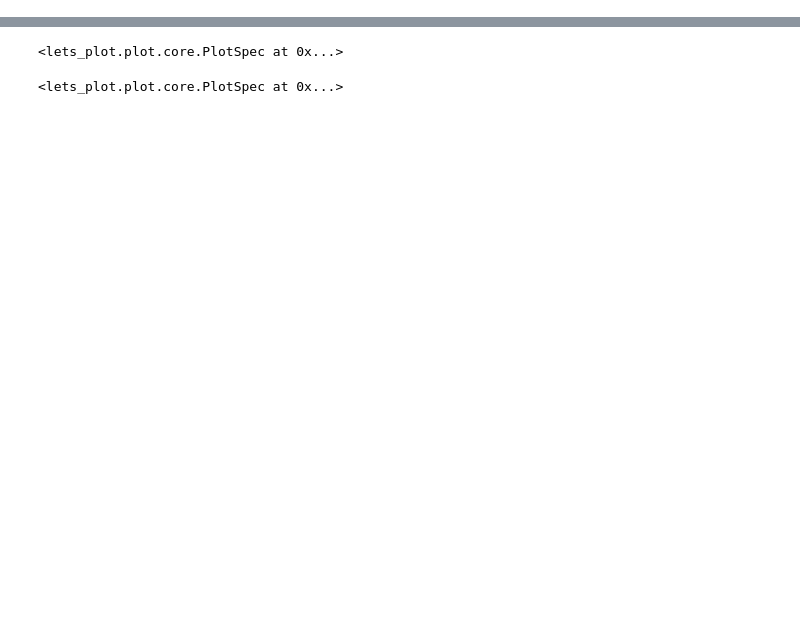
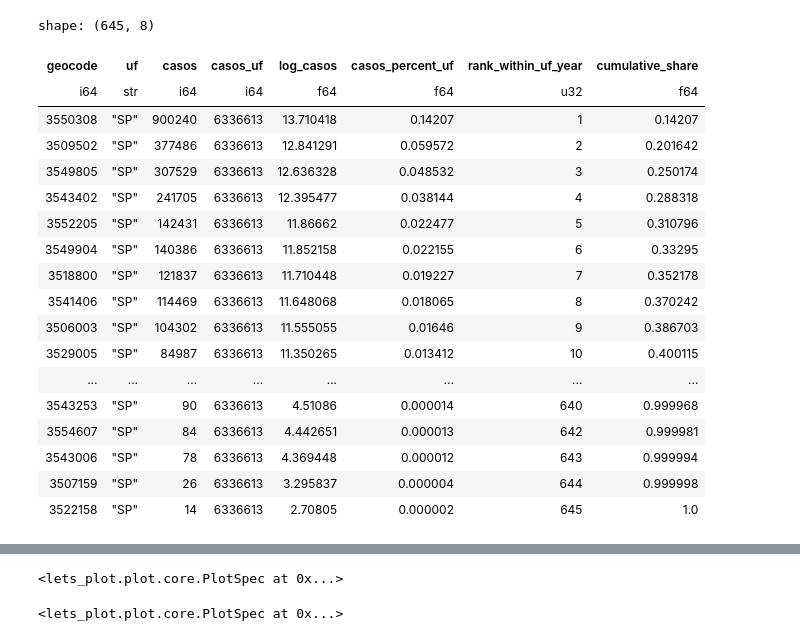
Before and after one commit to davibarreira/jbd-mosqlimate-sprint, a Jupyter notebook: notebooks/pareto_municipality.ipynb, the cells around one changed output, grey strips where cells are left out. Drawn from its saved outputs; the diff is of its cells as text; code cells hidden in the pictures; blank space fills up the shorter version.

```diff
--- a/notebooks/pareto_municipality.ipynb
+++ b/notebooks/pareto_municipality.ipynb
@@ -34,0 +367,22 @@ top_municipalities = gdf.filter(pl.col("cumulative_share") <= 0.9)
+# %%
+gdf.filter(pl.col('uf')=='SP')
+# %% [output]
+shape: (645, 8)
+| geocode | uf | casos | casos_uf | log_casos | casos_percent_uf | rank_within_uf_year | cumulative_share |
+| i64 | str | i64 | i64 | f64 | f64 | u32 | f64 |
+| 3550308 | "SP" | 900240 | 6336613 | 13.710418 | 0.14207 | 1 | 0.14207 |
+| 3509502 | "SP" | 377486 | 6336613 | 12.841291 | 0.059572 | 2 | 0.201642 |
+| 3549805 | "SP" | 307529 | 6336613 | 12.636328 | 0.048532 | 3 | 0.250174 |
+| 3543402 | "SP" | 241705 | 6336613 | 12.395477 | 0.038144 | 4 | 0.288318 |
+| 3552205 | "SP" | 142431 | 6336613 | 11.86662 | 0.022477 | 5 | 0.310796 |
+| 3549904 | "SP" | 140386 | 6336613 | 11.852158 | 0.022155 | 6 | 0.33295 |
+| 3518800 | "SP" | 121837 | 6336613 | 11.710448 | 0.019227 | 7 | 0.352178 |
+| 3541406 | "SP" | 114469 | 6336613 | 11.648068 | 0.018065 | 8 | 0.370242 |
+| 3506003 | "SP" | 104302 | 6336613 | 11.555055 | 0.01646 | 9 | 0.386703 |
+| 3529005 | "SP" | 84987 | 6336613 | 11.350265 | 0.013412 | 10 | 0.400115 |
+| ... | ... | ... | ... | ... | ... | ... | ... |
+| 3543253 | "SP" | 90 | 6336613 | 4.51086 | 0.000014 | 640 | 0.999968 |
+| 3554607 | "SP" | 84 | 6336613 | 4.442651 | 0.000013 | 642 | 0.999981 |
+| 3543006 | "SP" | 78 | 6336613 | 4.369448 | 0.000012 | 643 | 0.999994 |
+| 3507159 | "SP" | 26 | 6336613 | 3.295837 | 0.000004 | 644 | 0.999998 |
+| 3522158 | "SP" | 14 | 6336613 | 2.70805 | 0.000002 | 645 | 1.0 |
```
Also changed, not shown: parts of 37 cells of this notebook, 4 other files.
